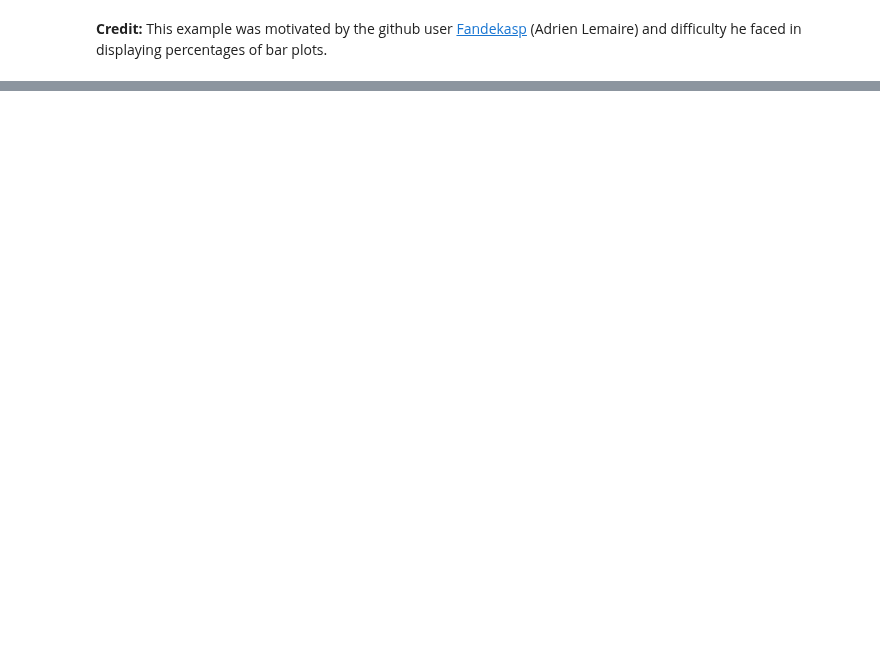
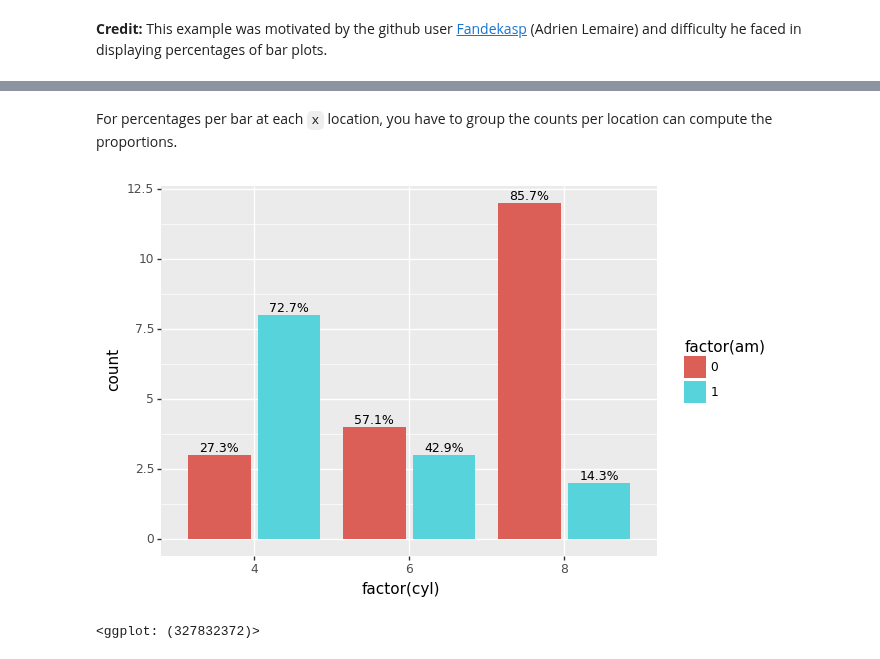
Before and after one commit to has2k1/plotnine-examples, a Jupyter notebook: plotnine_examples/tutorials/miscellaneous-show-counts-and-percentages-for-bar-plots.ipynb, the cells around one changed output, grey strips where cells are left out. Cells and saved outputs as stored; diff of their text form; code cells hidden in the pictures; blank space fills up the shorter version.

```diff
--- a/plotnine_examples/tutorials/miscellaneous-show-counts-and-percentages-for-bar-plots.ipynb
+++ b/plotnine_examples/tutorials/miscellaneous-show-counts-and-percentages-for-bar-plots.ipynb
@@ -124,0 +181,30 @@ It works with facetting.
+# %% [markdown]
+For percentages per bar at each `x` location, you have to group the counts per location can compute the proportions.
+# %%
+def prop_per_x(x, count):
+    """
+    Compute the proportion of the counts for each value of x
+    """
+    df = pd.DataFrame({
+        'x': x,
+        'count': count
+    })
+    prop = df['count']/df.groupby('x')['count'].transform('sum')
+    return prop
+
+(ggplot(mtcars, aes('factor(cyl)', fill='factor(am)'))
+ + geom_bar(position='dodge2')
+ + geom_text(
+     aes(
+         label=after_stat('prop_per_x(x, count) * 100'),
+         y=stage(after_stat='count', after_scale='y+.25')
+     ),
+     stat='count',
+     position=position_dodge2(width=0.9),
+     format_string='{:.1f}%',
+     size=9,
+ )
+)
+# %% [output]
+[figure, added]
+<ggplot: (327832372)>
```
Also changed, not shown: parts of 16 cells of this notebook.
